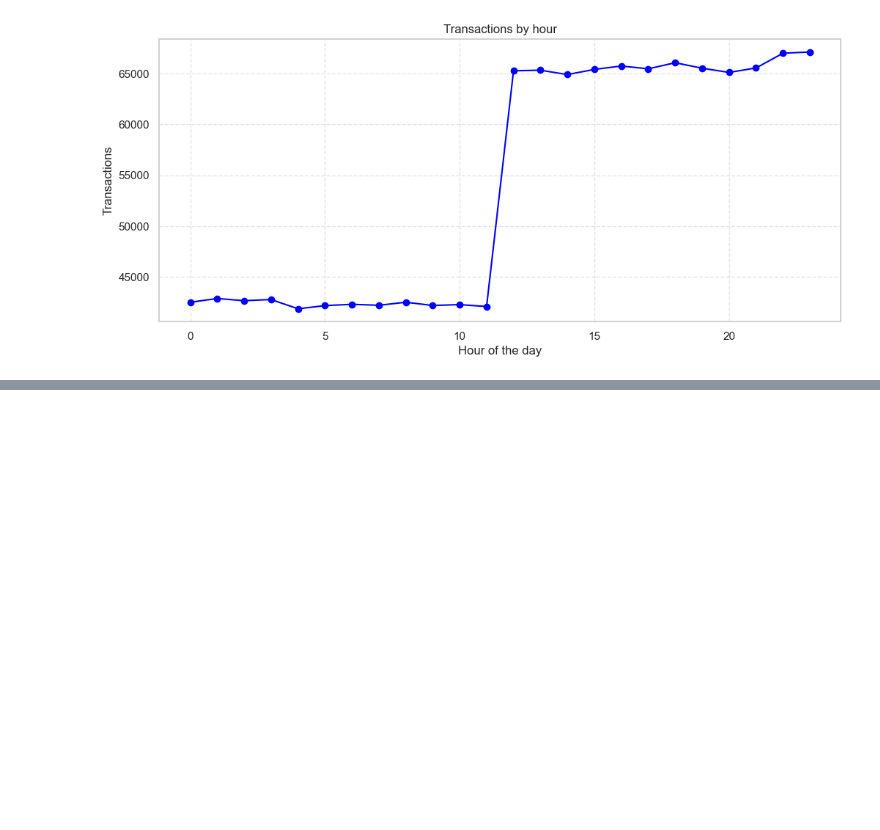
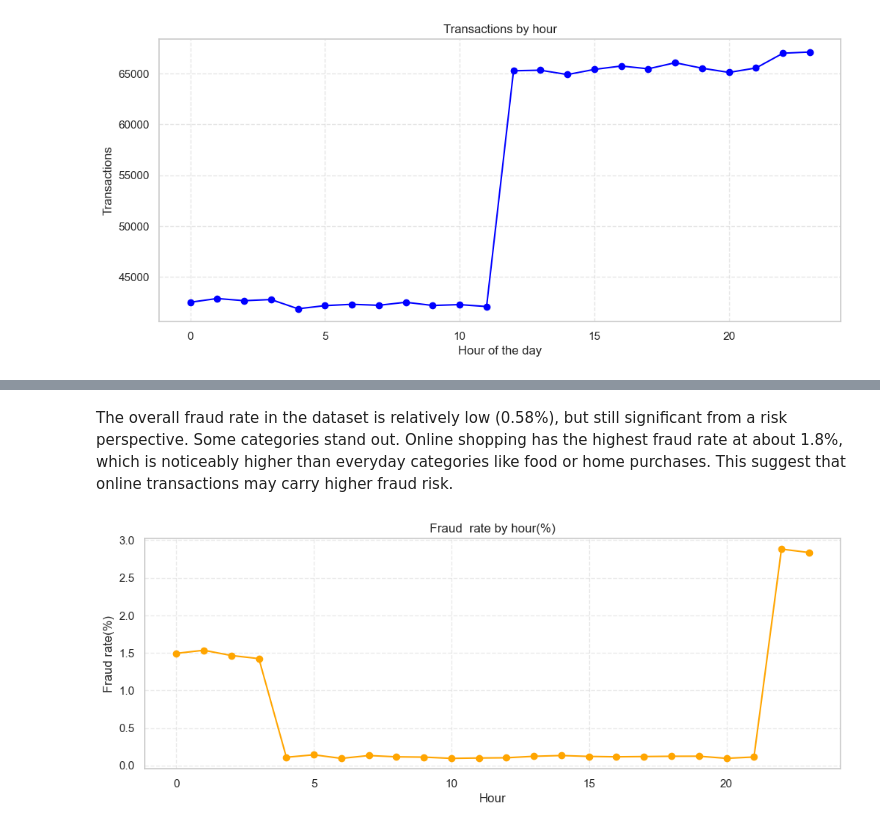
Before and after one commit to AlShiri/card-transactions-analytics, a Jupyter notebook: notebooks/eda_card_transactions.ipynb, the cells around one changed output, grey strips where cells are left out. Saved outputs shown, nothing was run; the diff lists cells and outputs as text; code cells hidden in the pictures; blank space fills up the shorter version.

```diff
--- a/notebooks/eda_card_transactions.ipynb
+++ b/notebooks/eda_card_transactions.ipynb
@@ -283,0 +338,17 @@ plt.show()
+# %% [markdown]
+The overall fraud rate in the dataset is relatively low (0.58%), but still significant from a risk perspective. Some categories stand out. Online shopping has the highest fraud rate at about 1.8%, which is noticeably higher than everyday categories like food or home purchases. This suggest that online transactions may carry higher fraud risk.
+# %%
+# fraud pro hour
+plt.close('all')
+fraud_hour = df.groupby('hour', observed=True)['is_fraud'].mean().sort_index() * 100
+fig, ax = plt.subplots(figsize=(12,4))
+
+fraud_hour.plot(title="Fraud  rate by hour(%)", marker='o', color='orange', ax=ax)
+
+ax.set_xlabel('Hour')
+ax.set_ylabel('Fraud rate(%)')
+ax.grid(True, linestyle='--', alpha=0.4)
+
+plt.show()
+# %% [output]
+[figure, added]
```
Also changed, not shown: parts of 9 cells of this notebook.
